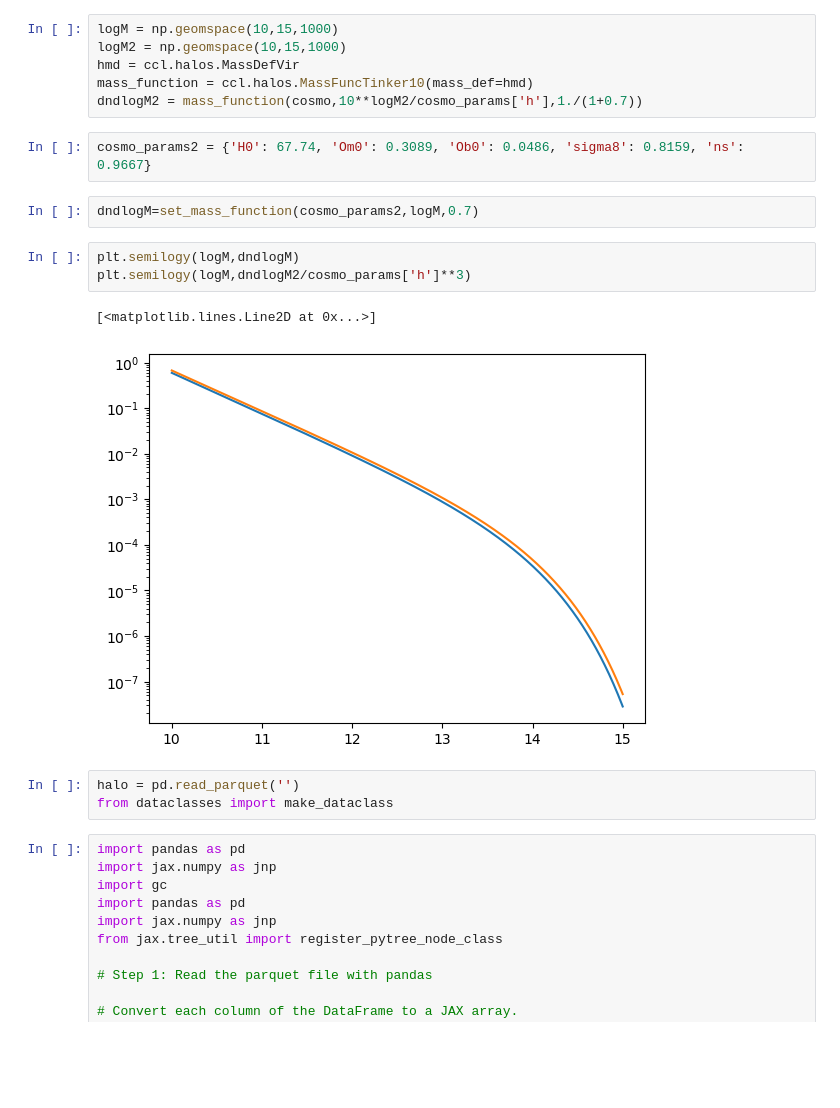
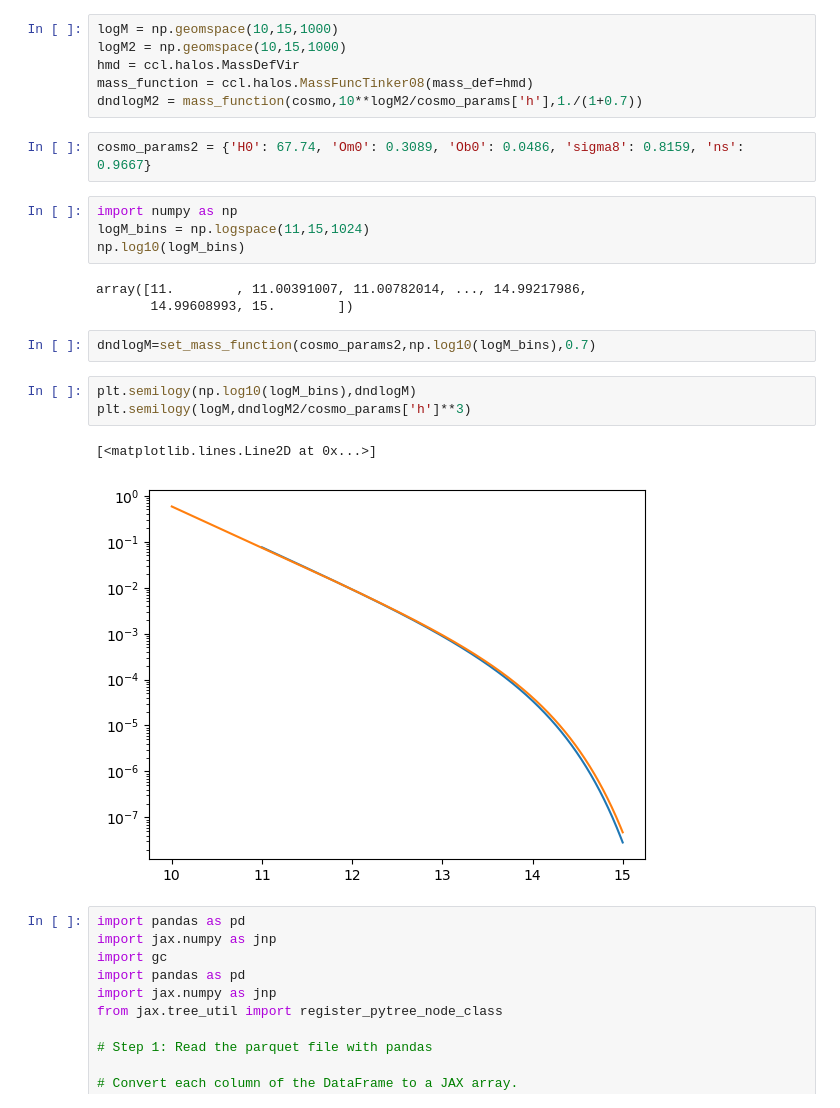
Before and after one commit to rpaviot/NRV_HOD, a Jupyter notebook: HOD_NRV2_part2.ipynb, the cells around one changed output. Saved outputs shown, nothing was run; the diff lists cells and outputs as text; blank space fills up the shorter version.

```diff
--- a/HOD_NRV2_part2.ipynb
+++ b/HOD_NRV2_part2.ipynb
@@ -120,21 +120,25 @@ ccl.background.rho_x(cosmology,1./(1+0.7),'matter')/1e10*cosmo_params['h']**3
 logM = np.geomspace(10,15,1000)
 logM2 = np.geomspace(10,15,1000)
 hmd = ccl.halos.MassDefVir
-mass_function = ccl.halos.MassFuncTinker10(mass_def=hmd)
+mass_function = ccl.halos.MassFuncTinker08(mass_def=hmd)
 dndlogM2 = mass_function(cosmo,10**logM2/cosmo_params['h'],1./(1+0.7))
 # %%
 cosmo_params2 = {'H0': 67.74, 'Om0': 0.3089, 'Ob0': 0.0486, 'sigma8': 0.8159, 'ns': 0.9667}
+# %%
+import numpy as np
+logM_bins = np.logspace(11,15,1024)
+np.log10(logM_bins)
+# %% [output]
+array([11.        , 11.00391007, 11.00782014, ..., 14.99217986,
+       14.99608993, 15.        ])
 # %%
-dndlogM=set_mass_function(cosmo_params2,logM,0.7)
+dndlogM=set_mass_function(cosmo_params2,np.log10(logM_bins),0.7)
 # %%
-plt.semilogy(logM,dndlogM)
+plt.semilogy(np.log10(logM_bins),dndlogM)
 plt.semilogy(logM,dndlogM2/cosmo_params['h']**3)
 # %% [output]
 [<matplotlib.lines.Line2D at 0x...>]
-[figure, old version]
+[figure, new version]
-# %%
-halo = pd.read_parquet('')
-from dataclasses import make_dataclass
 # %%
 import pandas as pd
 import jax.numpy as jnp
```
Also changed, not shown: parts of 2 cells of this notebook, 8 other files.
